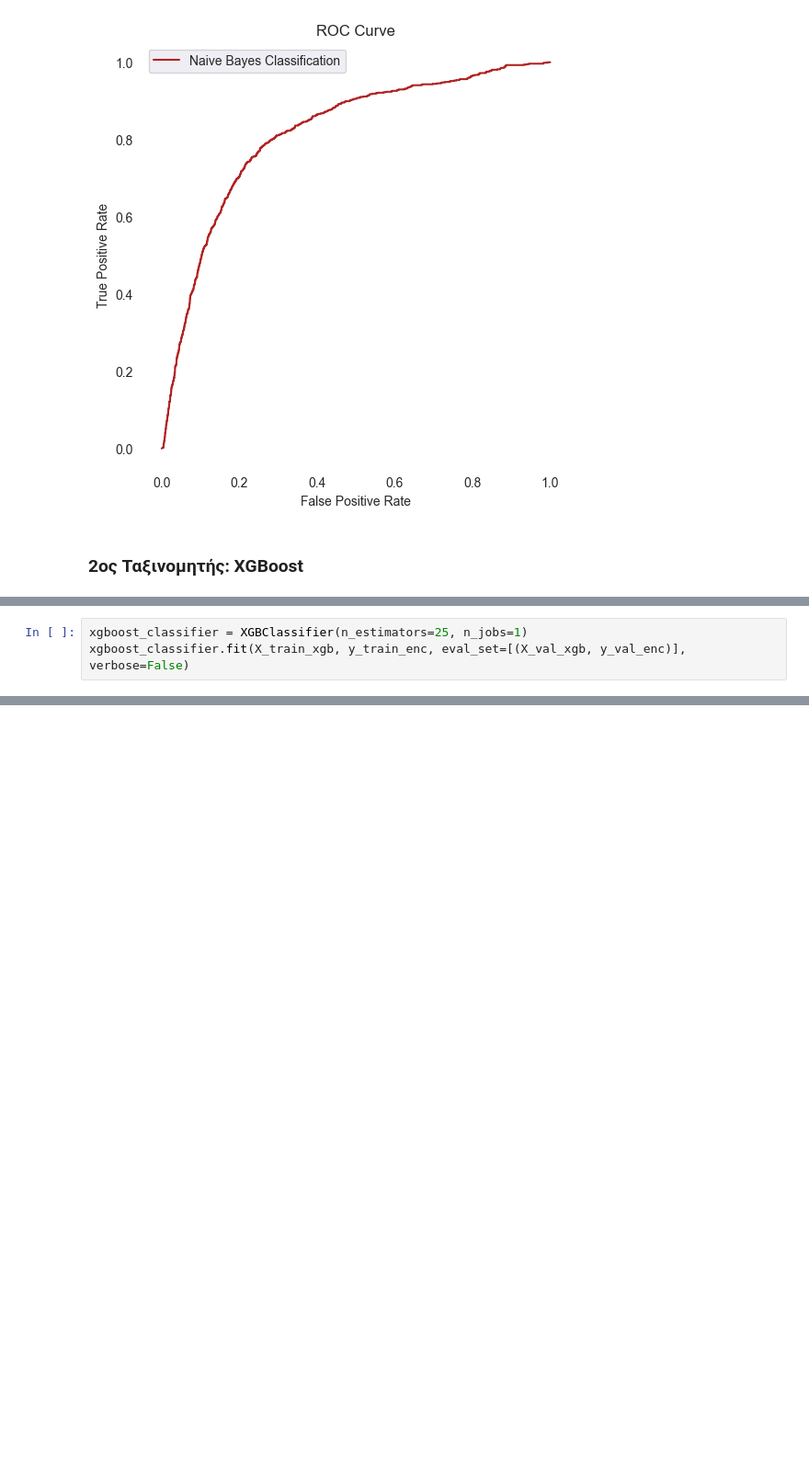
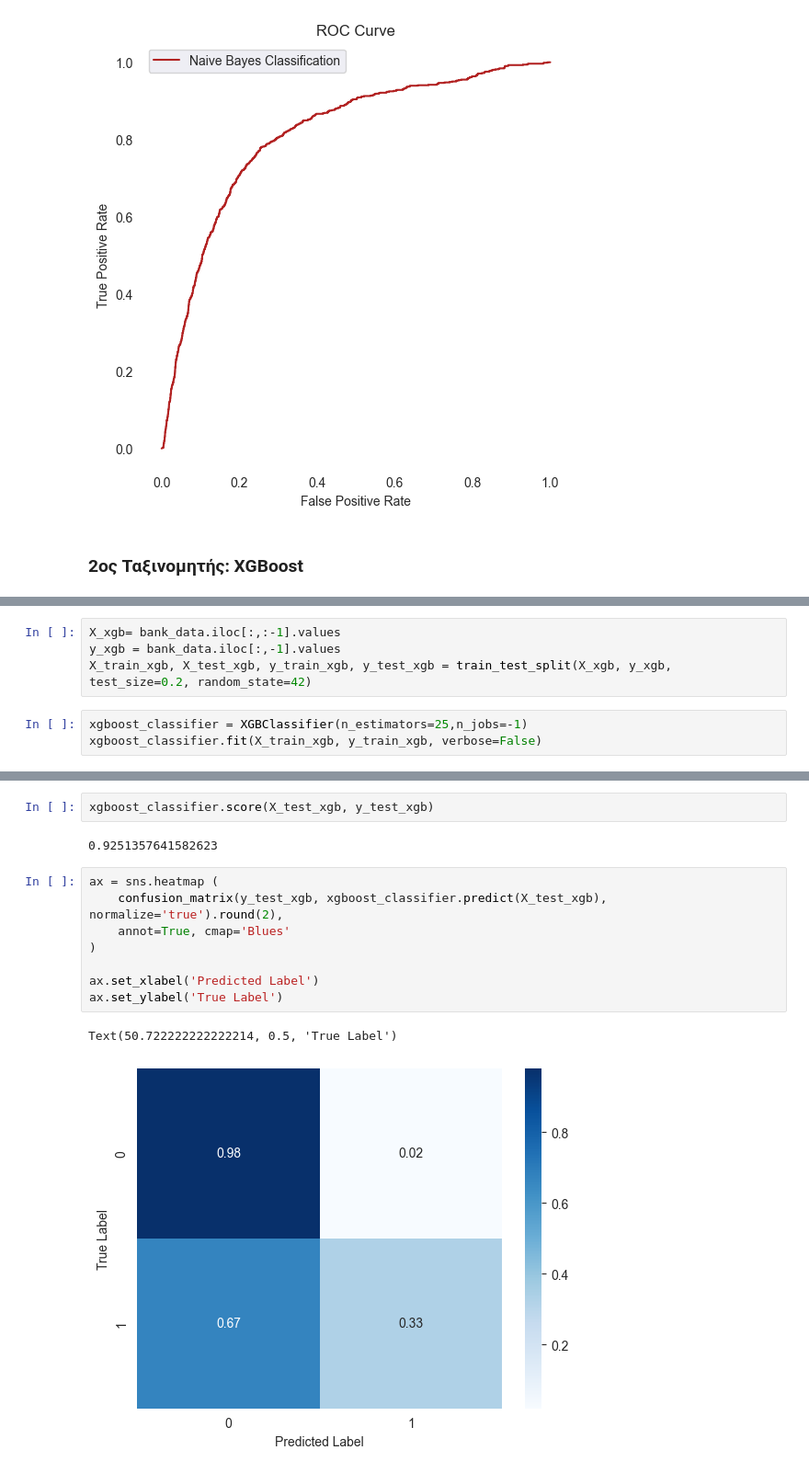
Before and after one commit to chMastellou/Data_Analysis_Assignment_2024, a Jupyter notebook: classification/classification.ipynb, the cells around one changed output, grey strips where cells are left out. Shown at 92% size. Cells and saved outputs as stored; diff of their text form; blank space fills up the shorter version.

Commit message:
bayesian & xgboost WORK

```diff
--- a/classification/classification.ipynb
+++ b/classification/classification.ipynb
@@ -136,4 +124,8 @@ X_train_xgb
+# %%
+X_xgb= bank_data.iloc[:,:-1].values
+y_xgb = bank_data.iloc[:,-1].values
+X_train_xgb, X_test_xgb, y_train_xgb, y_test_xgb = train_test_split(X_xgb, y_xgb, test_size=0.2, random_state=42)
 # %%
-xgboost_classifier = XGBClassifier(n_estimators=25, n_jobs=1)
-xgboost_classifier.fit(X_train_xgb, y_train_enc, eval_set=[(X_val_xgb, y_val_enc)], verbose=False)
+xgboost_classifier = XGBClassifier(n_estimators=25,n_jobs=-1)
+xgboost_classifier.fit(X_train_xgb, y_train_xgb, verbose=False)
 # %% [output]
@@ -140,0 +143,15 @@ XGBoostError: [21:10:14] C:\buildkite-agent\builds\buildkite-windows-cpu-autosca
+# %%
+xgboost_classifier.score(X_test_xgb, y_test_xgb)
+# %% [output]
+0.9251357641582623
+# %%
+ax = sns.heatmap (
+    confusion_matrix(y_test_xgb, xgboost_classifier.predict(X_test_xgb), normalize='true').round(2),
+    annot=True, cmap='Blues'
+)
+
+ax.set_xlabel('Predicted Label')
+ax.set_ylabel('True Label')
+# %% [output]
+Text(50.722222222222214, 0.5, 'True Label')
+[figure, added]
```
Also changed, not shown: parts of 10 cells of this notebook, 1 other file.
